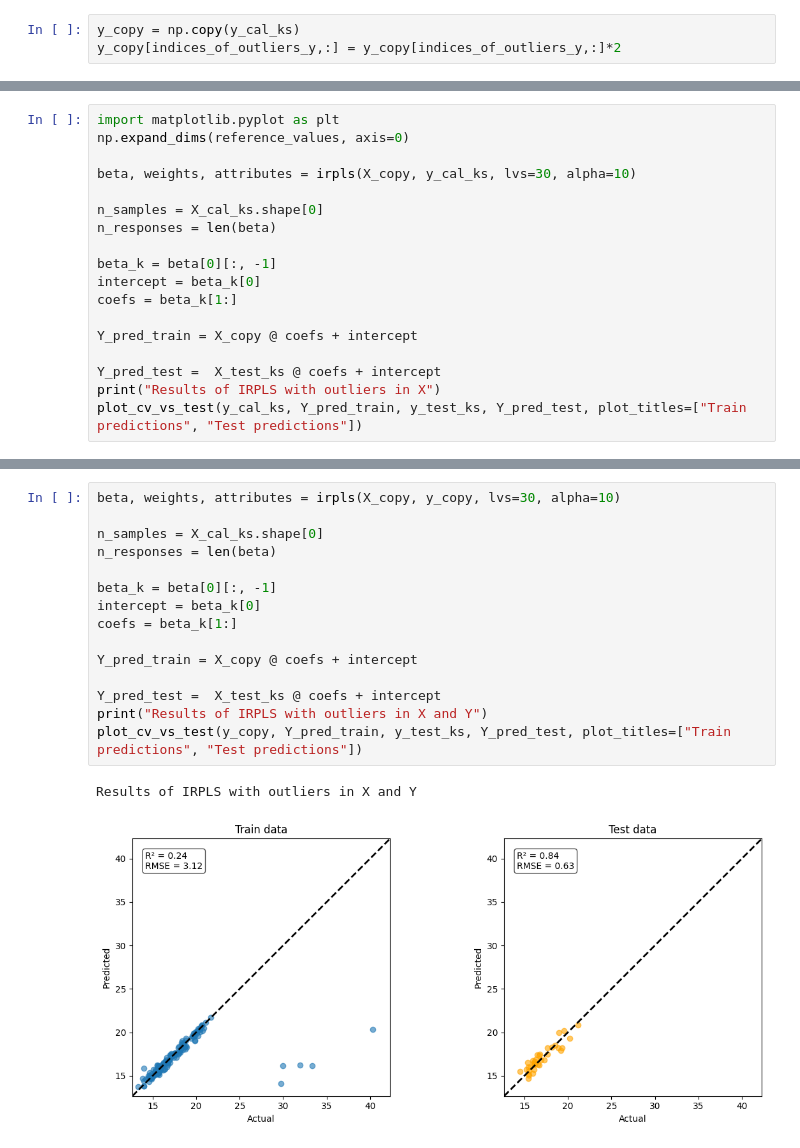
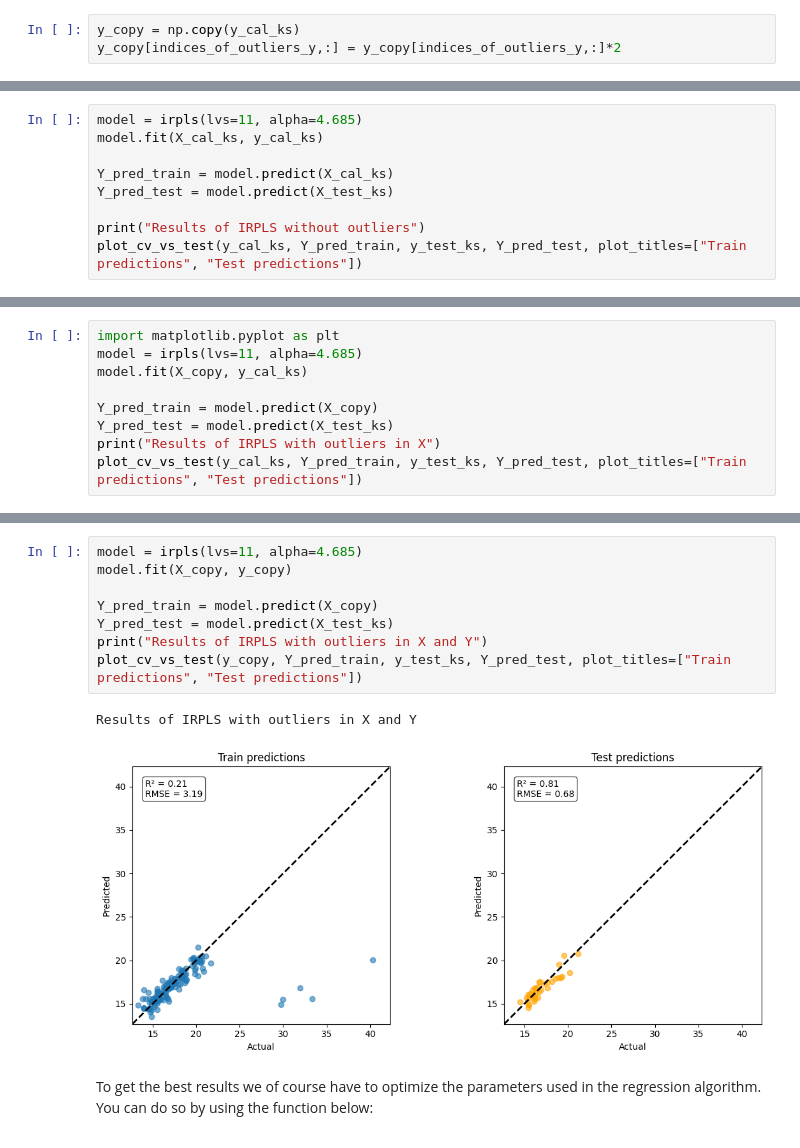
Before and after one commit to LizaGenke/Chemometric-approaches-to-hyperspectral-processing, a Jupyter notebook: robust_analysis.ipynb, the cells around one changed output, grey strips where cells are left out. Drawn from its saved outputs; the diff is of its cells as text.

```diff
--- a/robust_analysis.ipynb
+++ b/robust_analysis.ipynb
@@ -337,0 +354,9 @@ def irpls(X, Y, lvs, alpha):
+# %%
+model = irpls(lvs=11, alpha=4.685)
+model.fit(X_cal_ks, y_cal_ks)
+
+Y_pred_train = model.predict(X_cal_ks)
+Y_pred_test = model.predict(X_test_ks)
+
+print("Results of IRPLS without outliers")
+plot_cv_vs_test(y_cal_ks, Y_pred_train, y_test_ks, Y_pred_test, plot_titles=["Train predictions", "Test predictions"])
@@ -350,19 +380,10 @@ Results of normal PLS with outliers in X
 # %%
 import matplotlib.pyplot as plt
-np.expand_dims(reference_values, axis=0)
+model = irpls(lvs=11, alpha=4.685)
+model.fit(X_copy, y_cal_ks)
 
-beta, weights, attributes = irpls(X_copy, y_cal_ks, lvs=30, alpha=10)
-
-n_samples = X_cal_ks.shape[0]
-n_responses = len(beta)
-
-beta_k = beta[0][:, -1]
-intercept = beta_k[0]
-coefs = beta_k[1:]
-
-Y_pred_train = X_copy @ coefs + intercept
-
-Y_pred_test =  X_test_ks @ coefs + intercept
+Y_pred_train = model.predict(X_copy)
+Y_pred_test = model.predict(X_test_ks)
 print("Results of IRPLS with outliers in X")
 plot_cv_vs_test(y_cal_ks, Y_pred_train, y_test_ks, Y_pred_test, plot_titles=["Train predictions", "Test predictions"])
 # %% [output]
@@ -381,18 +404,13 @@ Results of normal PLS with outliers in X and Y
 # %%
-beta, weights, attributes = irpls(X_copy, y_copy, lvs=30, alpha=10)
+model = irpls(lvs=11, alpha=4.685)
+model.fit(X_copy, y_copy)
 
-n_samples = X_cal_ks.shape[0]
-n_responses = len(beta)
-
-beta_k = beta[0][:, -1]
-intercept = beta_k[0]
-coefs = beta_k[1:]
-
-Y_pred_train = X_copy @ coefs + intercept
-
-Y_pred_test =  X_test_ks @ coefs + intercept
+Y_pred_train = model.predict(X_copy)
+Y_pred_test = model.predict(X_test_ks)
 print("Results of IRPLS with outliers in X and Y")
 plot_cv_vs_test(y_copy, Y_pred_train, y_test_ks, Y_pred_test, plot_titles=["Train predictions", "Test predictions"])
 # %% [output]
 Results of IRPLS with outliers in X and Y
-[figure, old version]
+[figure, new version]
+# %% [markdown]
+To get the best results we of course have to optimize the parameters used in the regression algorithm. You can do so by using the function below:
```
Also changed, not shown: parts of 19 cells of this notebook, 2 other files.
